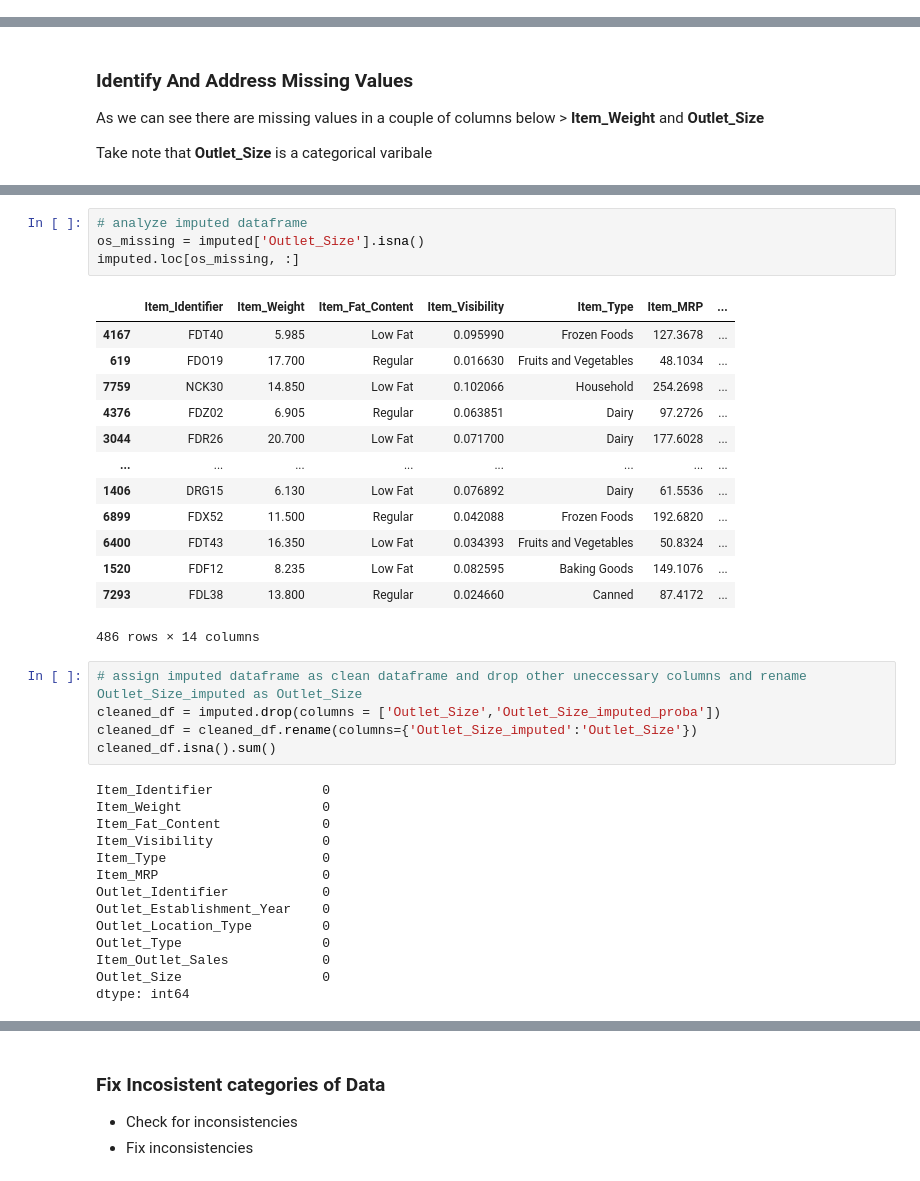
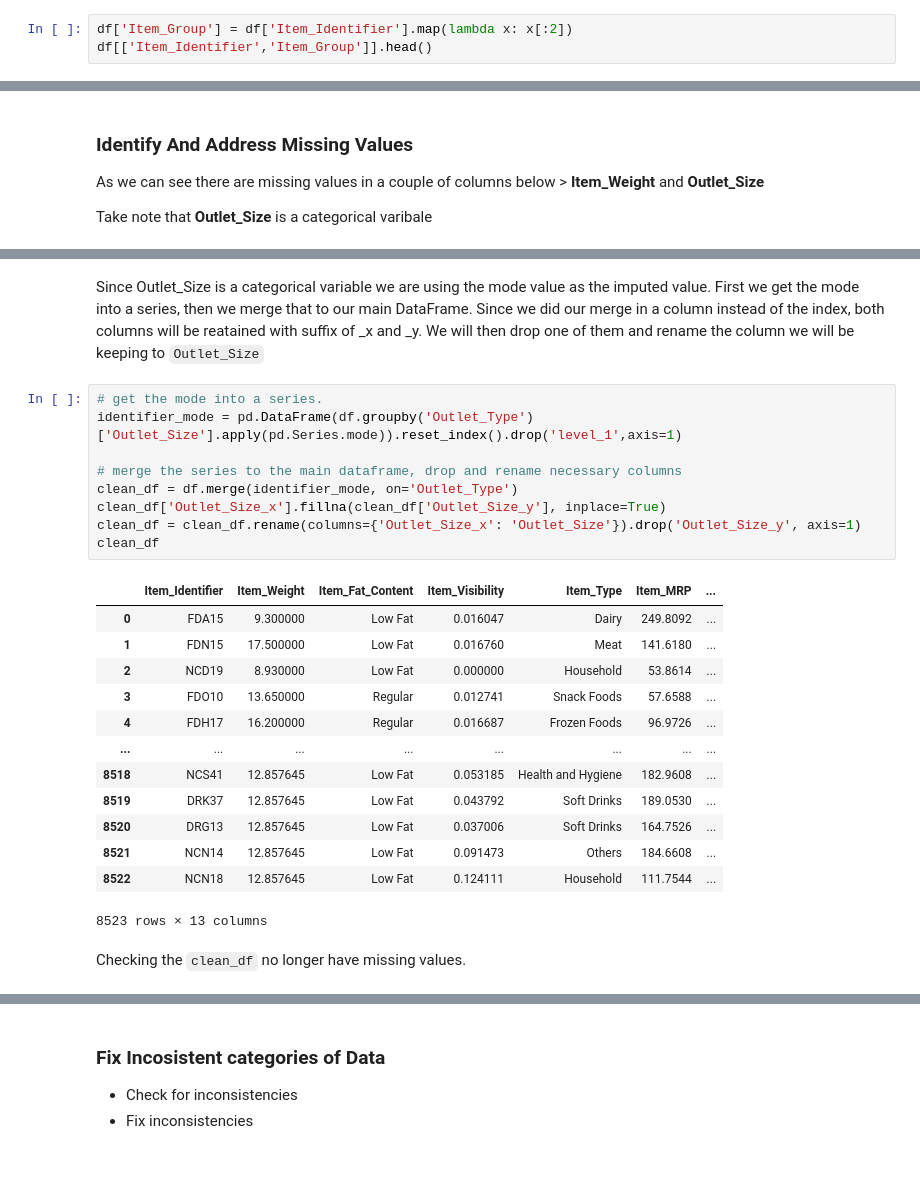
Before and after one commit to rayrxyz/sales-prediction, a Jupyter notebook: sales_prediction.ipynb, the cells around one changed output, grey strips where cells are left out. Drawn from its saved outputs; the diff is of its cells as text.

```diff
--- a/sales_prediction.ipynb
+++ b/sales_prediction.ipynb
@@ -96,0 +80,3 @@ memory usage: 799.2+ KB
+# %%
+df['Item_Group'] = df['Item_Identifier'].map(lambda x: x[:2])
+df[['Item_Identifier','Item_Group']].head()
@@ -190,37 +148,27 @@ See the caveats in the documentation: http://pandas.pydata.org/pandas-docs/stabl
-# %%
-# analyze imputed dataframe
-os_missing = imputed['Outlet_Size'].isna()
-imputed.loc[os_missing, :]
-# %% [output]
-|  | Item_Identifier | Item_Weight | Item_Fat_Content | Item_Visibility | Item_Type | Item_MRP | ... |
-| 4167 | FDT40 | 5.985 | Low Fat | 0.095990 | Frozen Foods | 127.3678 | ... |
-| 619 | FDO19 | 17.700 | Regular | 0.016630 | Fruits and Vegetables | 48.1034 | ... |
-| 7759 | NCK30 | 14.850 | Low Fat | 0.102066 | Household | 254.2698 | ... |
-| 4376 | FDZ02 | 6.905 | Regular | 0.063851 | Dairy | 97.2726 | ... |
-| 3044 | FDR26 | 20.700 | Low Fat | 0.071700 | Dairy | 177.6028 | ... |
-| ... | ... | ... | ... | ... | ... | ... | ... |
-| 1406 | DRG15 | 6.130 | Low Fat | 0.076892 | Dairy | 61.5536 | ... |
-| 6899 | FDX52 | 11.500 | Regular | 0.042088 | Frozen Foods | 192.6820 | ... |
-| 6400 | FDT43 | 16.350 | Low Fat | 0.034393 | Fruits and Vegetables | 50.8324 | ... |
-| 1520 | FDF12 | 8.235 | Low Fat | 0.082595 | Baking Goods | 149.1076 | ... |
-| 7293 | FDL38 | 13.800 | Regular | 0.024660 | Canned | 87.4172 | ... |
-486 rows × 14 columns
-# %%
-# assign imputed dataframe as clean dataframe and drop other uneccessary columns and rename Outlet_Size_imputed as Outlet_Size
-cleaned_df = imputed.drop(columns = ['Outlet_Size','Outlet_Size_imputed_proba'])
-cleaned_df = cleaned_df.rename(columns={'Outlet_Size_imputed':'Outlet_Size'})
-cleaned_df.isna().sum()
-# %% [output]
-Item_Identifier              0
-Item_Weight                  0
-Item_Fat_Content             0
-Item_Visibility              0
-Item_Type                    0
-Item_MRP                     0
-Outlet_Identifier            0
-Outlet_Establishment_Year    0
-Outlet_Location_Type         0
-Outlet_Type                  0
-Item_Outlet_Sales            0
-Outlet_Size                  0
-dtype: int64
+# %% [markdown]
+Since Outlet_Size is a categorical variable we are using the mode value as the imputed value. First we get the mode into a series, then we merge that to our main DataFrame. Since we did our merge in a column instead of the index, both columns will be reatained with suffix of _x and _y. We will then drop one of them and rename the column we will be keeping to `Outlet_Size`
+# %%
+# get the mode into a series.
+identifier_mode = pd.DataFrame(df.groupby('Outlet_Type')['Outlet_Size'].apply(pd.Series.mode)).reset_index().drop('level_1',axis=1)
+
+# merge the series to the main dataframe, drop and rename necessary columns
+clean_df = df.merge(identifier_mode, on='Outlet_Type')
+clean_df['Outlet_Size_x'].fillna(clean_df['Outlet_Size_y'], inplace=True)
+clean_df = clean_df.rename(columns={'Outlet_Size_x': 'Outlet_Size'}).drop('Outlet_Size_y', axis=1)
+clean_df
+# %% [output]
+|  | Item_Identifier | Item_Weight | Item_Fat_Content | Item_Visibility | Item_Type | Item_MRP | ... |
+| 0 | FDA15 | 9.300000 | Low Fat | 0.016047 | Dairy | 249.8092 | ... |
+| 1 | FDN15 | 17.500000 | Low Fat | 0.016760 | Meat | 141.6180 | ... |
+| 2 | NCD19 | 8.930000 | Low Fat | 0.000000 | Household | 53.8614 | ... |
+| 3 | FDO10 | 13.650000 | Regular | 0.012741 | Snack Foods | 57.6588 | ... |
+| 4 | FDH17 | 16.200000 | Regular | 0.016687 | Frozen Foods | 96.9726 | ... |
+| ... | ... | ... | ... | ... | ... | ... | ... |
+| 8518 | NCS41 | 12.857645 | Low Fat | 0.053185 | Health and Hygiene | 182.9608 | ... |
+| 8519 | DRK37 | 12.857645 | Low Fat | 0.043792 | Soft Drinks | 189.0530 | ... |
+| 8520 | DRG13 | 12.857645 | Low Fat | 0.037006 | Soft Drinks | 164.7526 | ... |
+| 8521 | NCN14 | 12.857645 | Low Fat | 0.091473 | Others | 184.6608 | ... |
+| 8522 | NCN18 | 12.857645 | Low Fat | 0.124111 | Household | 111.7544 | ... |
+8523 rows × 13 columns
+# %% [markdown]
+Checking the `clean_df` no longer have missing values.
```
Also changed, not shown: parts of 18 cells of this notebook.
